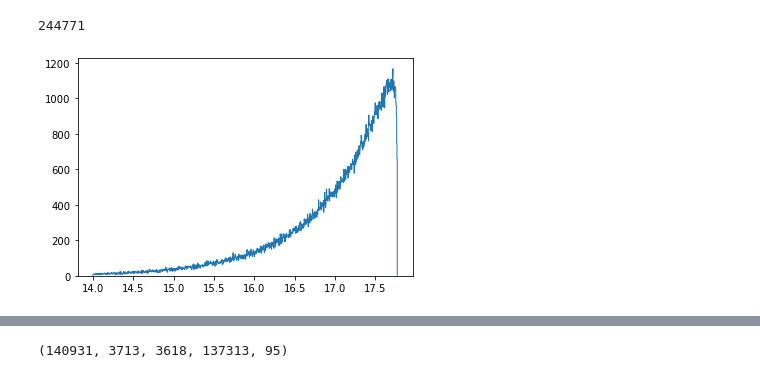
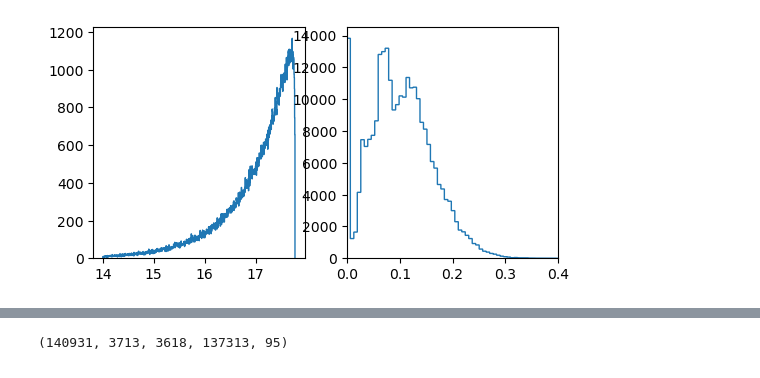
Before and after one commit to Astro-Astre/morphics, a Jupyter notebook: for_me/analysis.ipynb, the cells around one changed output, grey strips where cells are left out. Saved outputs shown, nothing was run; the diff lists cells and outputs as text; code cells hidden in the pictures.

Commit message:
Initial Commit. Morphics version 0.1

```diff
--- a/for_me/analysis.ipynb
+++ b/for_me/analysis.ipynb
@@ -15 +1,9 @@ sys.path.append("/data/renhaoye/MorCG_DECaLS/training/")
+# %%
+# 制作数据集
+import sys
+import os
+root = "/data/public/renhaoye/morphics/"
+subdirs = [os.path.join(root, d) for d in os.listdir(root) if os.path.isdir(os.path.join(root, d))]
+for subdir in subdirs:
+    sys.path.append(subdir)
 # %%
@@ -25,10 +16,10 @@ import os
 # %%
 """local files in DECaLS"""
-df_in_decals = load_dir("/data/renhaoye/MorCG/dataset/in_decals/raw_fits/")
+df_in_decals = load_dir(root + "/dataset/in_decals/raw_fits/")
 """local files in BASS+MzLS"""
-df_out_decals = load_dir("/data/renhaoye/MorCG/dataset/out_decals/scaled/")
+df_out_decals = load_dir(root + "/dataset/out_decals/scaled/")
 """main galaxy sample"""
-with fits.open("/data/renhaoye/MorCG/dataset/VAGC_MGS-m14_1777--20180116.fits") as hdul:
+with fits.open(root + "dataset/VAGC_MGS-m14_1777--20180116.fits") as hdul:
     ra = np.array(hdul[1].data["RA      "])
     dec = np.array(hdul[1].data["DEC     "])
     petro_mag = np.array(hdul[1].data["PETROMAG"][:, 2])
@@ -40,4 +31,4 @@ with fits.open("/data/renhaoye/MorCG/dataset/VAGC_MGS-m14_1777--20180116.fits")
     MGS = pd.DataFrame(np.array((ra, dec, petro_mag, model_mag, fiber_mag, kcorrect, z, zflag)).T, columns=["ra", "dec", "petro_mag", "model_mag", "fiber_mag", "kcorrect", "z", "zflag"])
 # """overlap of DECaLS and BASS+MzLS"""
 # overlap = match(df_in_decals, df_out_decals, 2, ["in_ra", "in_dec"]).drop(columns=["ra", "dec"]).rename(columns={"in_ra":"ra", "in_dec":"dec"})
-df_c = pd.read_csv("/data/renhaoye/MorCG/dataset/gz_decals_volunteers_c.csv", index_col=0).rename(columns=lambda x: x.replace("-", "_")).fillna(0)
+df_c = pd.read_csv(root + "/dataset/gz_decals_volunteers_c.csv", index_col=0).rename(columns=lambda x: x.replace("-", "_")).fillna(0)
@@ -120,10 +77,10 @@ import matplotlib.pyplot as plt
-# %%
-len(mgs_out_decals.query("z > 0.01 and z < 0.4"))
-# %% [output]
-244771
 # %%
+plt.figure(figsize=(6, 3))
+plt.subplot(1, 2, 1)
 plt.hist(mgs_out_decals.petro_mag, bins=1000, histtype="step")
-# plt.xlim((0.01, 0.4))
+plt.subplot(1, 2, 2)
+plt.hist(mgs_out_decals.z, bins=1000, histtype="step")
+plt.xlim((0, 0.4))
 plt.show()
 # %% [output]
-[figure, old version]
+[figure, new version]
```
Also changed, not shown: parts of 19 cells of this notebook, 2 other files.
